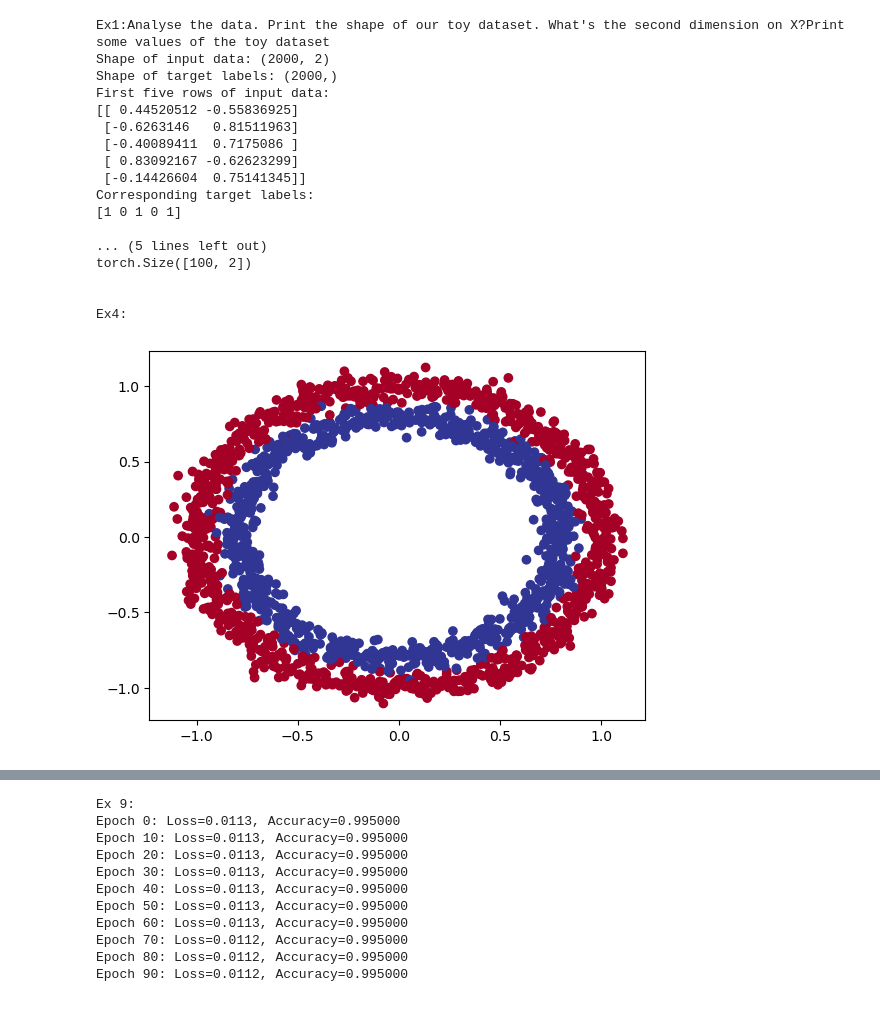
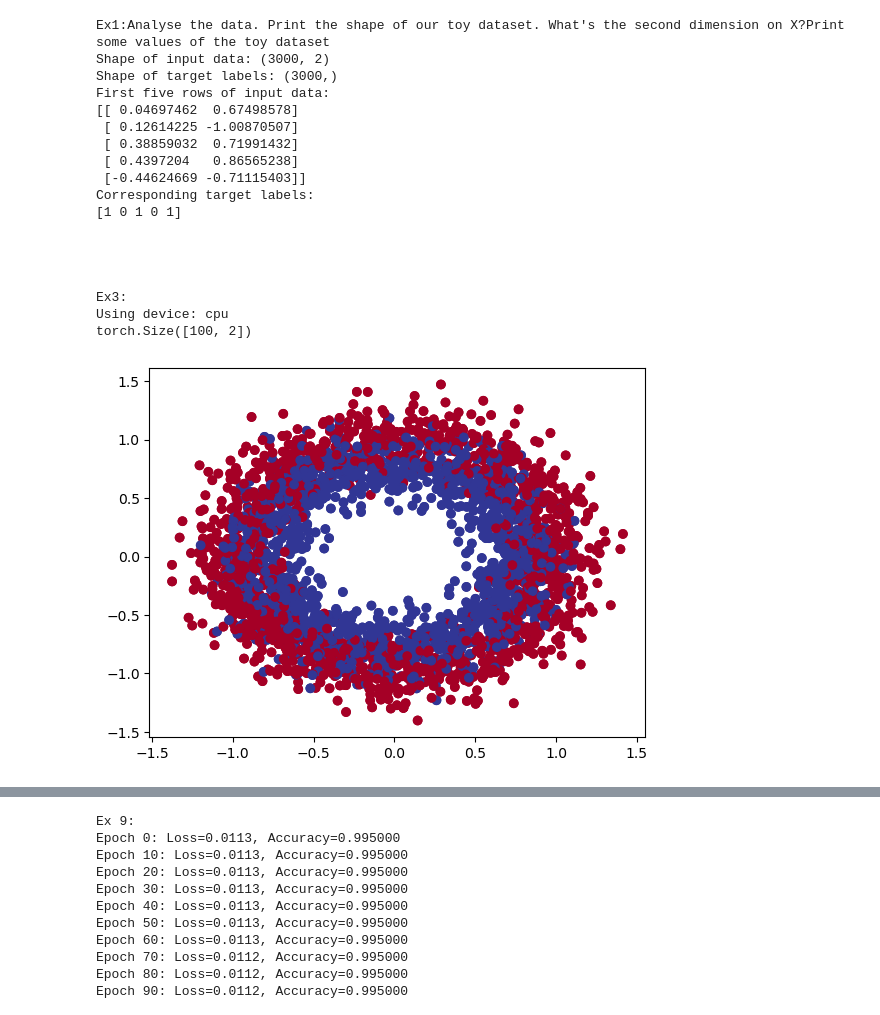
Before and after one commit to 911-LucianGabriel-Bratu/Artificial-Intelligence, a Jupyter notebook: ClassificationWPytorch.ipynb, the cells around one changed output, grey strips where cells are left out. Drawn from its saved outputs; the diff is of its cells as text; code cells hidden in the pictures.

```diff
--- a/ClassificationWPytorch.ipynb
+++ b/ClassificationWPytorch.ipynb
@@ -5,12 +5,12 @@ from torch import nn # nn contains all of PyTorch's building blocks for neural n
 import matplotlib.pyplot as plt
 from sklearn.model_selection import train_test_split
 
-# Make 2000 samples
-n_samples = 2000
+# Make 3000 samples
+n_samples = 3000
 
 # Create circles
 X, y = make_circles(n_samples,
-                    noise=0.05, # a little bit of noise to the dots
+                    noise=0.15, # a little bit of noise to the dots
                     random_state=42) # keep random state so we get the same values
 
 print("Ex1:Analyse the data. Print the shape of our toy dataset. What's the second dimension on X?Print some values of the toy dataset")
@@ -22,6 +22,11 @@ print(X[:5])
 print("Corresponding target labels:")
 print(y[:5])
 print("\n")
+
+plt.scatter(x = X[:,0],
+            y = X[:,1],
+            c = y,
+            cmap = plt.cm.RdYlBu)
 
 "Ex2:"
 
@@ -50,44 +55,45 @@ device = torch.device("cuda:0" if torch.cuda.is_available() else "cpu")
 print("Using device:", device)
 
 model = TwoLayerLinearPerceptron(input_size, hidden_size, output_size).to(device)
 
 input_data = torch.randn(100, input_size).to(device)
 output = model(input_data)
 print(output.shape)
 
 
 print("\n")
 
 # Turn data into tensors
 # Otherwise this causes issues with computations later on
 X = torch.from_numpy(X).type(torch.float)
 y = torch.from_numpy(y).type(torch.float)
 
 # Visualize with a plot
 
 plt.scatter(x=X[:, 0],
             y=X[:, 1],
             c=y,
             cmap=plt.cm.RdYlBu);
 # %% [output]
 Ex1:Analyse the data. Print the shape of our toy dataset. What's the second dimension on X?Print some values of the toy dataset
-Shape of input data: (2000, 2)
-Shape of target labels: (2000,)
+Shape of input data: (3000, 2)
+Shape of target labels: (3000,)
 First five rows of input data:
-[[ 0.44520512 -0.55836925]
- [-0.6263146   0.81511963]
- [-0.40089411  0.7175086 ]
- [ 0.83092167 -0.62623299]
- [-0.14426604  0.75141345]]
+[[ 0.04697462  0.67498578]
+ [ 0.12614225 -1.00870507]
+ [ 0.38859032  0.71991432]
+ [ 0.4397204   0.86565238]
+ [-0.44624669 -0.71115403]]
 Corresponding target labels:
 [1 0 1 0 1]
 
-... (5 lines left out)
-torch.Size([100, 2])
 
 
-Ex4:
+
+Ex3:
+Using device: cpu
+torch.Size([100, 2])
-[figure, old version]
+[figure, new version]
 # %%
 print("Ex 4:")
 
```
Also changed, not shown: parts of 4 cells of this notebook.
